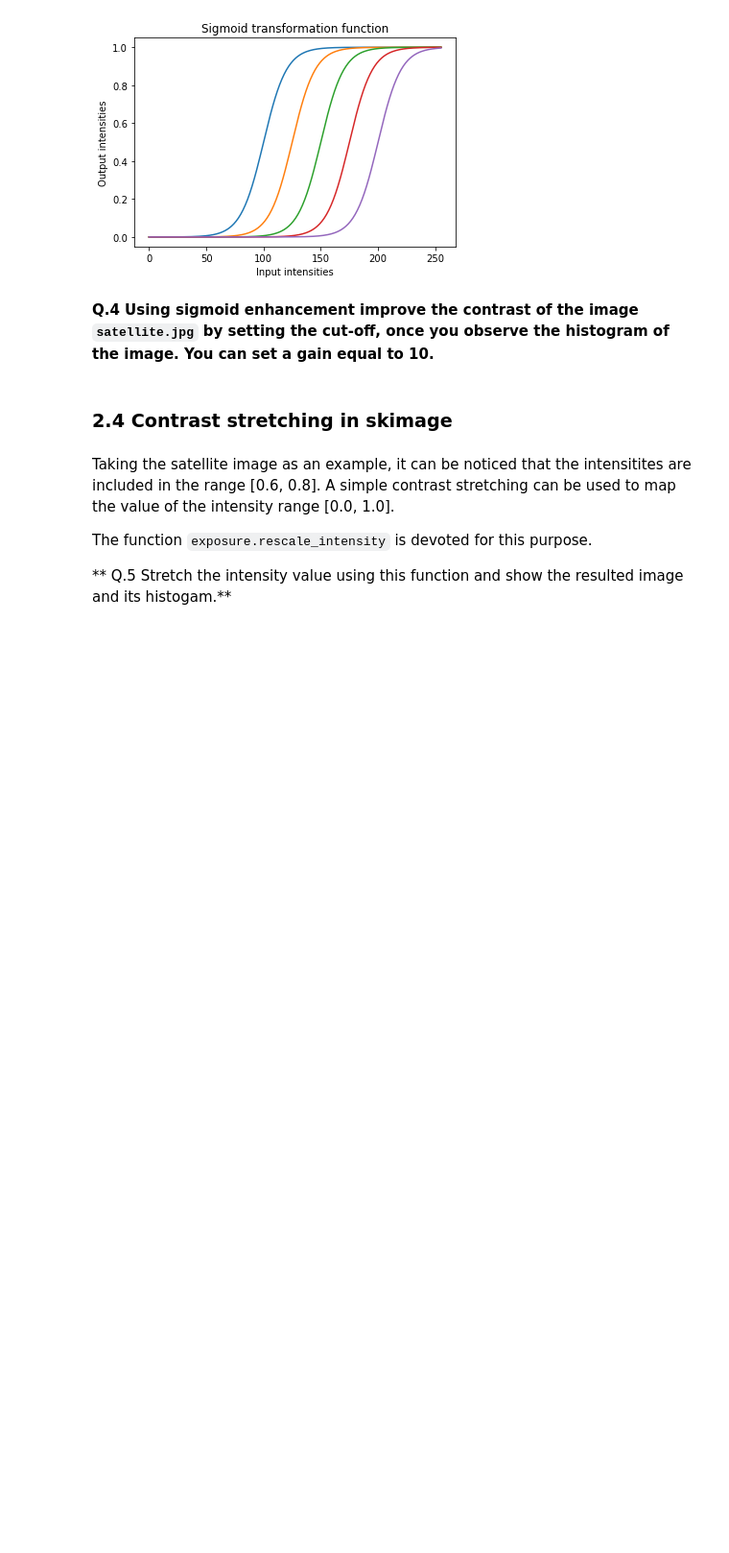
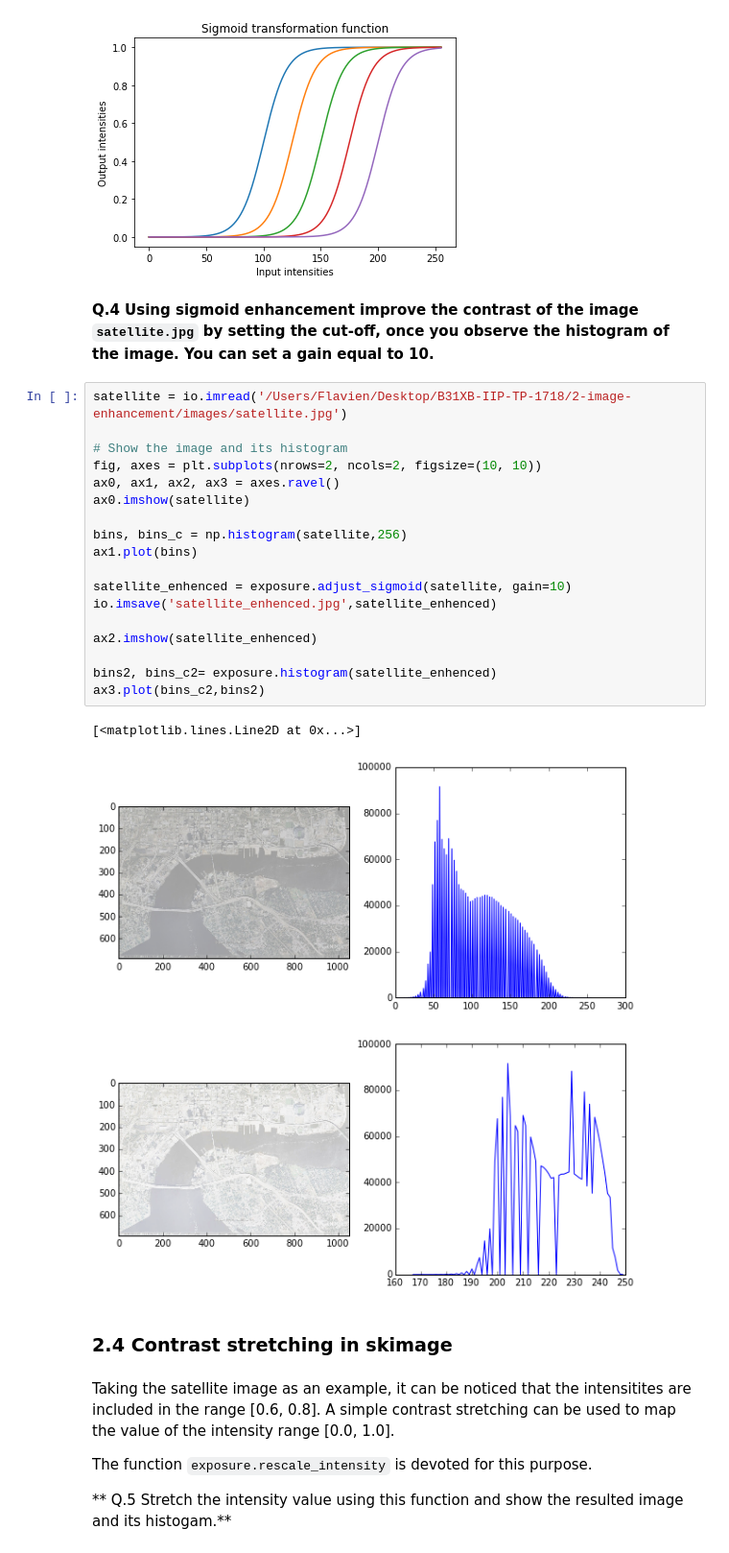
Before and after one commit to flaviendavid/B31XB-IIP-TP-1718, a Jupyter notebook: 2-image-enhancement/2-enhancement.ipynb, the cells around one changed output. Shown at 96% size. Cells and saved outputs as stored; diff of their text form; blank space fills up the shorter version.

```diff
--- a/2-image-enhancement/2-enhancement.ipynb
+++ b/2-image-enhancement/2-enhancement.ipynb
@@ -285,6 +281,27 @@ plt.show()
 [figure]
 # %% [markdown]
 **Q.4 Using sigmoid enhancement improve the contrast of the image `satellite.jpg` by setting the cut-off, once you observe the histogram of the image. You can set a gain equal to 10.**
+# %%
+satellite = io.imread('/Users/Flavien/Desktop/B31XB-IIP-TP-1718/2-image-enhancement/images/satellite.jpg')
+
+# Show the image and its histogram
+fig, axes = plt.subplots(nrows=2, ncols=2, figsize=(10, 10))
+ax0, ax1, ax2, ax3 = axes.ravel()
+ax0.imshow(satellite)
+
+bins, bins_c = np.histogram(satellite,256)
+ax1.plot(bins)
+
+satellite_enhenced = exposure.adjust_sigmoid(satellite, gain=10)
+io.imsave('satellite_enhenced.jpg',satellite_enhenced)
+
+ax2.imshow(satellite_enhenced)
+
+bins2, bins_c2= exposure.histogram(satellite_enhenced)
+ax3.plot(bins_c2,bins2)
+# %% [output]
+[<matplotlib.lines.Line2D at 0x...>]
+[figure, added]
 # %% [markdown]
 ### 2.4 Contrast stretching in skimage
 # %% [markdown]
```
Also changed, not shown: parts of 4 cells of this notebook, 10 other files.
